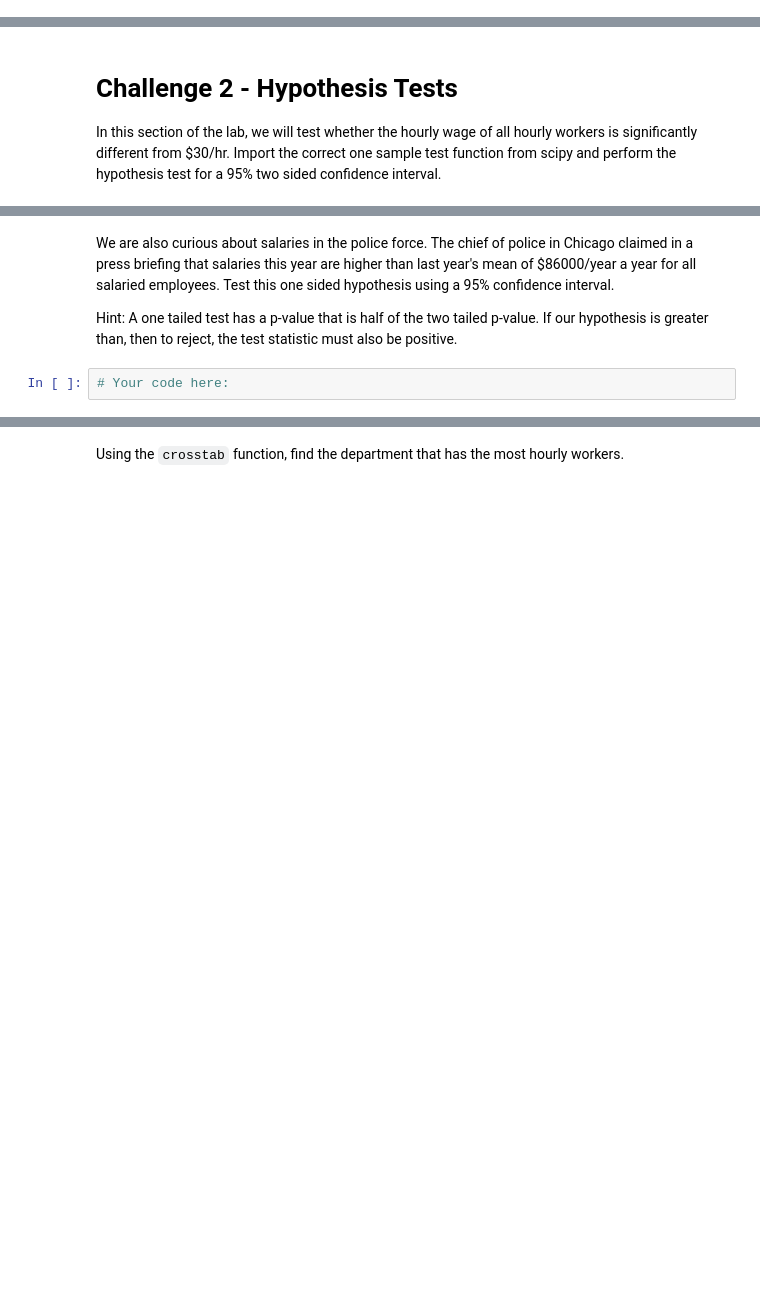
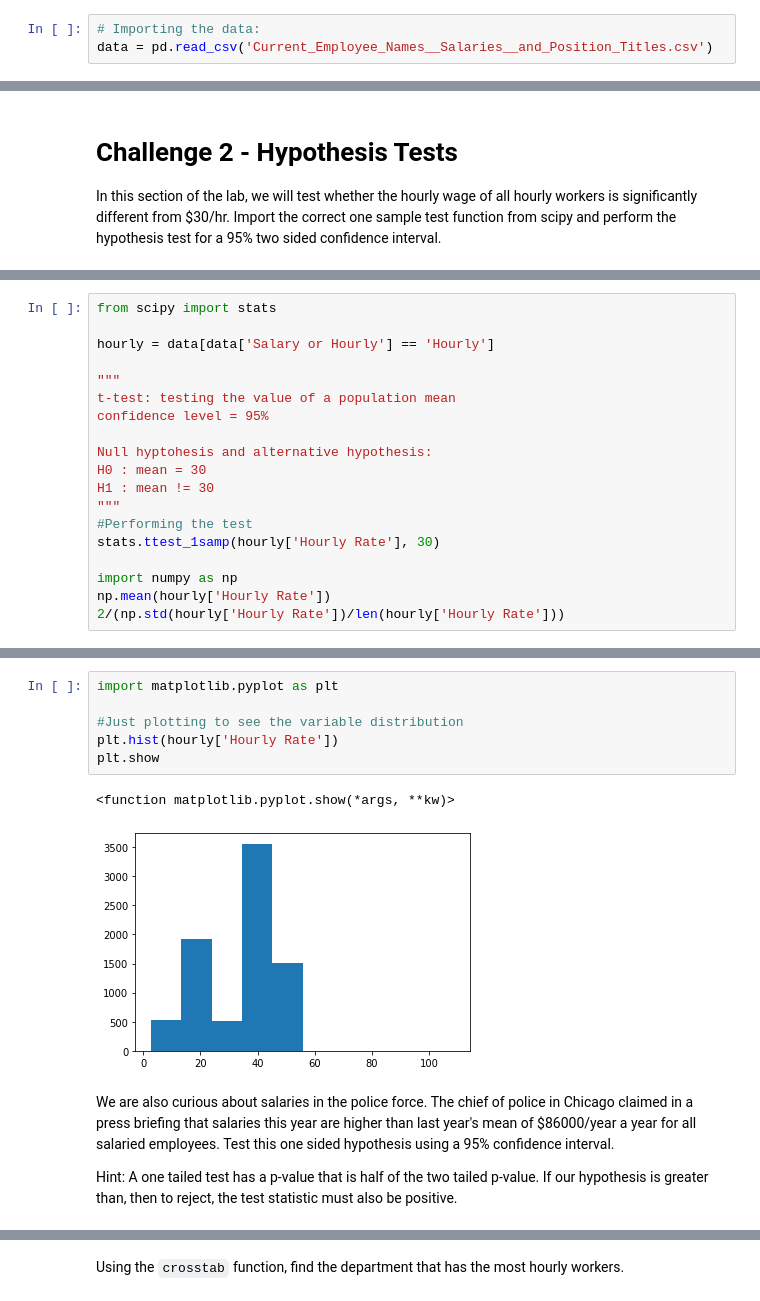
Before and after one commit to ta-data-lis/lab-hypothesis-testing-1, a Jupyter notebook: your-code/main.ipynb, the cells around one changed output, grey strips where cells are left out. Drawn from its saved outputs; the diff is of its cells as text; blank space fills up the shorter version.

Commit message:
lab hypothesis testing 1 [Paola Pelaez]

```diff
--- a/your-code/main.ipynb
+++ b/your-code/main.ipynb
@@ -14,2 +14,5 @@ In this challenge, we will examine all salaries of employees of the City of Chic
+# %%
+# Importing the data:
+data = pd.read_csv('Current_Employee_Names__Salaries__and_Position_Titles.csv')
 # %% [markdown]
 Examine the `salaries` dataset using the `head` function below.
@@ -37,0 +92,19 @@ In this section of the lab, we will test whether the hourly wage of all hourly w
+# %%
+from scipy import stats
+
+hourly = data[data['Salary or Hourly'] == 'Hourly']
+
+"""
+t-test: testing the value of a population mean
+confidence level = 95%
+
+Null hyptohesis and alternative hypothesis:
+H0 : mean = 30
+H1 : mean != 30
+"""
+#Performing the test
+stats.ttest_1samp(hourly['Hourly Rate'], 30)
+
+import numpy as np
+np.mean(hourly['Hourly Rate'])
+2/(np.std(hourly['Hourly Rate'])/len(hourly['Hourly Rate']))
@@ -38,6 +120,13 @@ In this section of the lab, we will test whether the hourly wage of all hourly w
+# %%
+import matplotlib.pyplot as plt
+
+#Just plotting to see the variable distribution
+plt.hist(hourly['Hourly Rate'])
+plt.show
+# %% [output]
+<function matplotlib.pyplot.show(*args, **kw)>
+[figure, added]
 # %% [markdown]
 We are also curious about salaries in the police force. The chief of police in Chicago claimed in a press briefing that salaries this year are higher than last year's mean of $86000/year a year for all salaried employees. Test this one sided hypothesis using a 95% confidence interval.
 
 Hint: A one tailed test has a p-value that is half of the two tailed p-value. If our hypothesis is greater than, then to reject, the test statistic must also be positive.
-# %%
-# Your code here:
```
Also changed, not shown: parts of 28 cells of this notebook.
